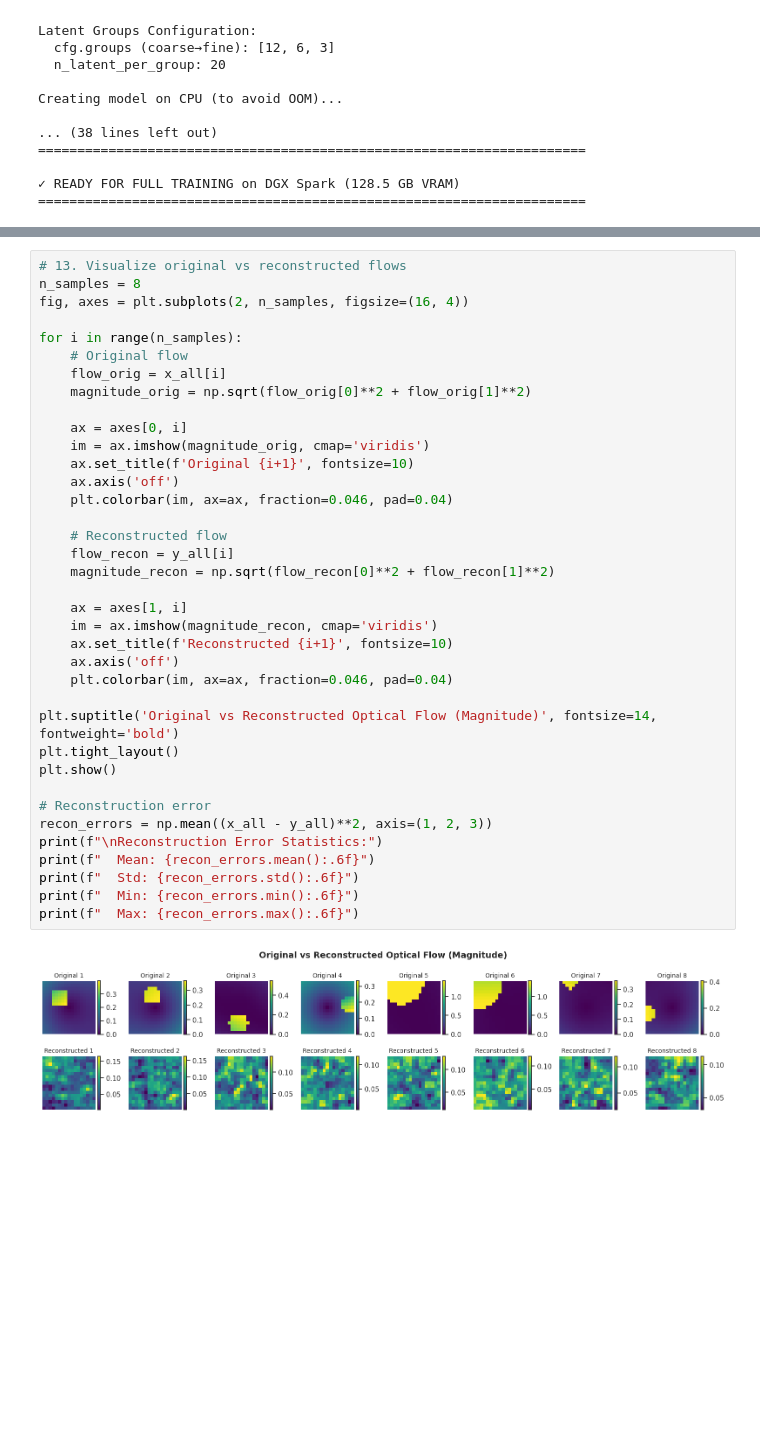
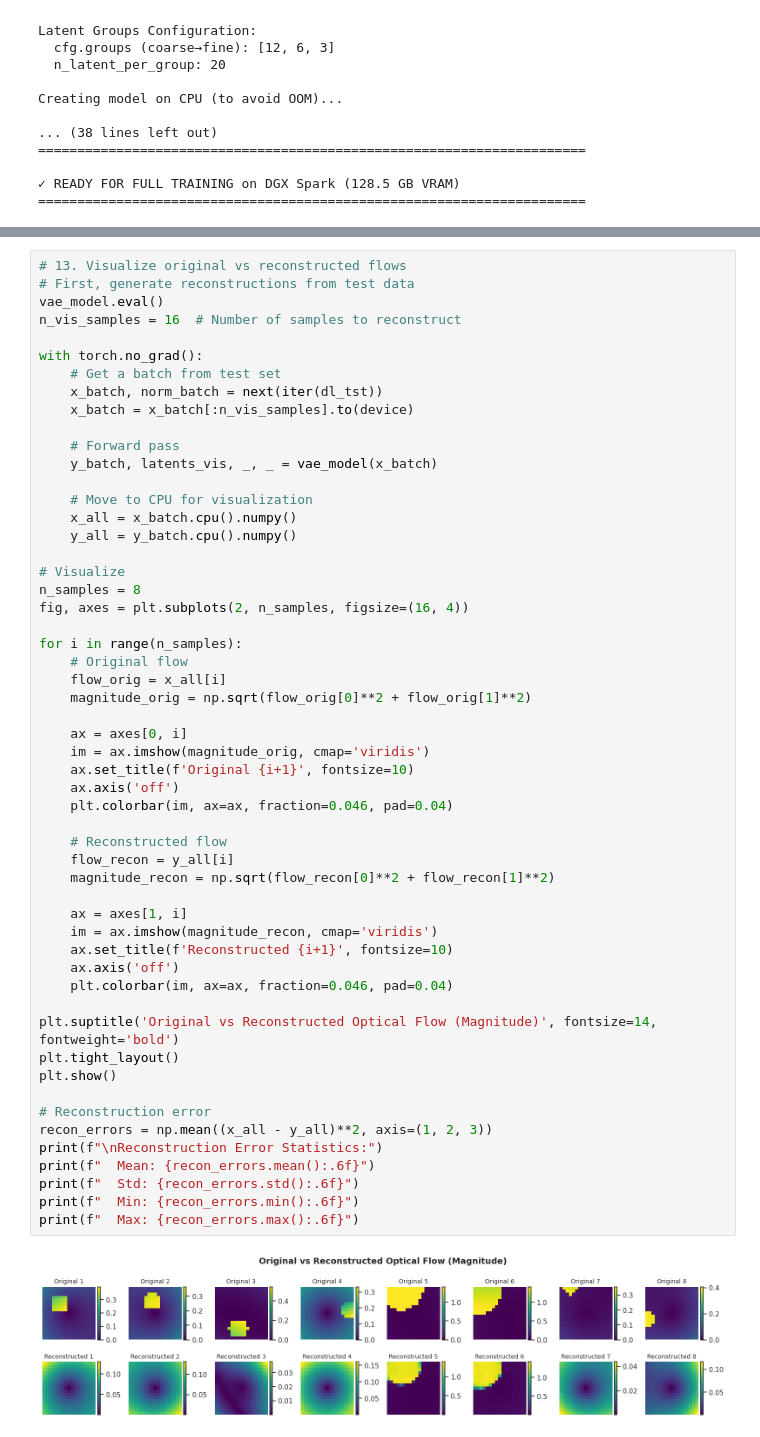
Before and after one commit to mikeibrahim/ROFL-cNVAE, a Jupyter notebook: cnvae.ipynb, the cells around one changed output, grey strips where cells are left out. Cells and saved outputs as stored; diff of their text form; blank space fills up the shorter version.

```diff
--- a/cnvae.ipynb
+++ b/cnvae.ipynb
@@ -1254,5 +1331,22 @@ Training Summary:
 # %%
 # 13. Visualize original vs reconstructed flows
+# First, generate reconstructions from test data
+vae_model.eval()
+n_vis_samples = 16  # Number of samples to reconstruct
+
+with torch.no_grad():
+    # Get a batch from test set
+    x_batch, norm_batch = next(iter(dl_tst))
+    x_batch = x_batch[:n_vis_samples].to(device)
+
+    # Forward pass
+    y_batch, latents_vis, _, _ = vae_model(x_batch)
+
+    # Move to CPU for visualization
+    x_all = x_batch.cpu().numpy()
+    y_all = y_batch.cpu().numpy()
+
+# Visualize
 n_samples = 8
 fig, axes = plt.subplots(2, n_samples, figsize=(16, 4))
 
@@ -1262,32 +1356,32 @@ for i in range(n_samples):
     magnitude_orig = np.sqrt(flow_orig[0]**2 + flow_orig[1]**2)
 
     ax = axes[0, i]
     im = ax.imshow(magnitude_orig, cmap='viridis')
     ax.set_title(f'Original {i+1}', fontsize=10)
     ax.axis('off')
     plt.colorbar(im, ax=ax, fraction=0.046, pad=0.04)
 
     # Reconstructed flow
     flow_recon = y_all[i]
     magnitude_recon = np.sqrt(flow_recon[0]**2 + flow_recon[1]**2)
 
     ax = axes[1, i]
     im = ax.imshow(magnitude_recon, cmap='viridis')
     ax.set_title(f'Reconstructed {i+1}', fontsize=10)
     ax.axis('off')
     plt.colorbar(im, ax=ax, fraction=0.046, pad=0.04)
 
 plt.suptitle('Original vs Reconstructed Optical Flow (Magnitude)', fontsize=14, fontweight='bold')
 plt.tight_layout()
 plt.show()
 
 # Reconstruction error
 recon_errors = np.mean((x_all - y_all)**2, axis=(1, 2, 3))
 print(f"\nReconstruction Error Statistics:")
 print(f"  Mean: {recon_errors.mean():.6f}")
 print(f"  Std: {recon_errors.std():.6f}")
 print(f"  Min: {recon_errors.min():.6f}")
 print(f"  Max: {recon_errors.max():.6f}")
 # %% [output]
-[figure, old version]
+[figure, new version]
 Reconstruction Error Statistics:
```
Also changed, not shown: parts of 21 cells of this notebook, 2 other files.
